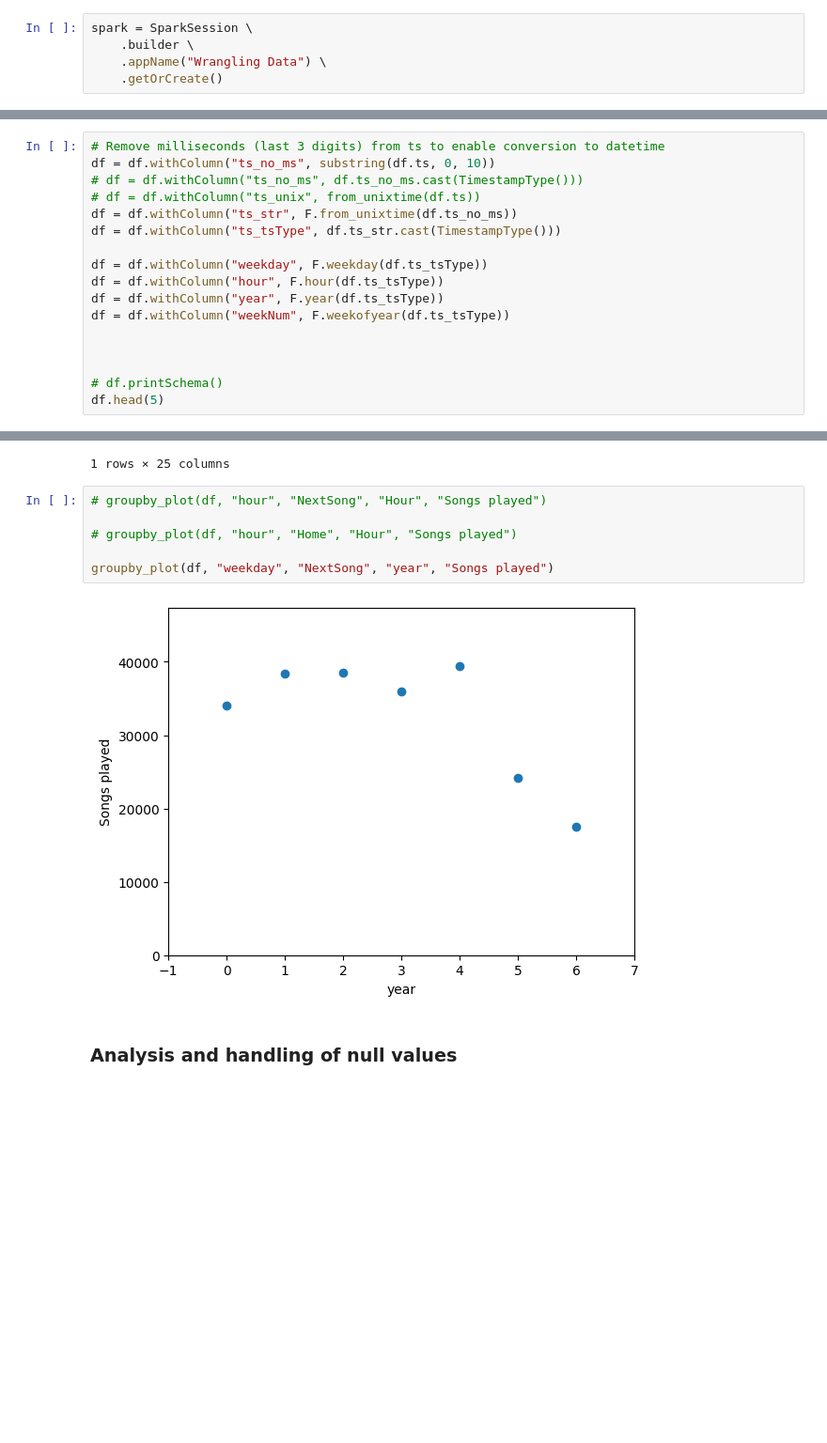
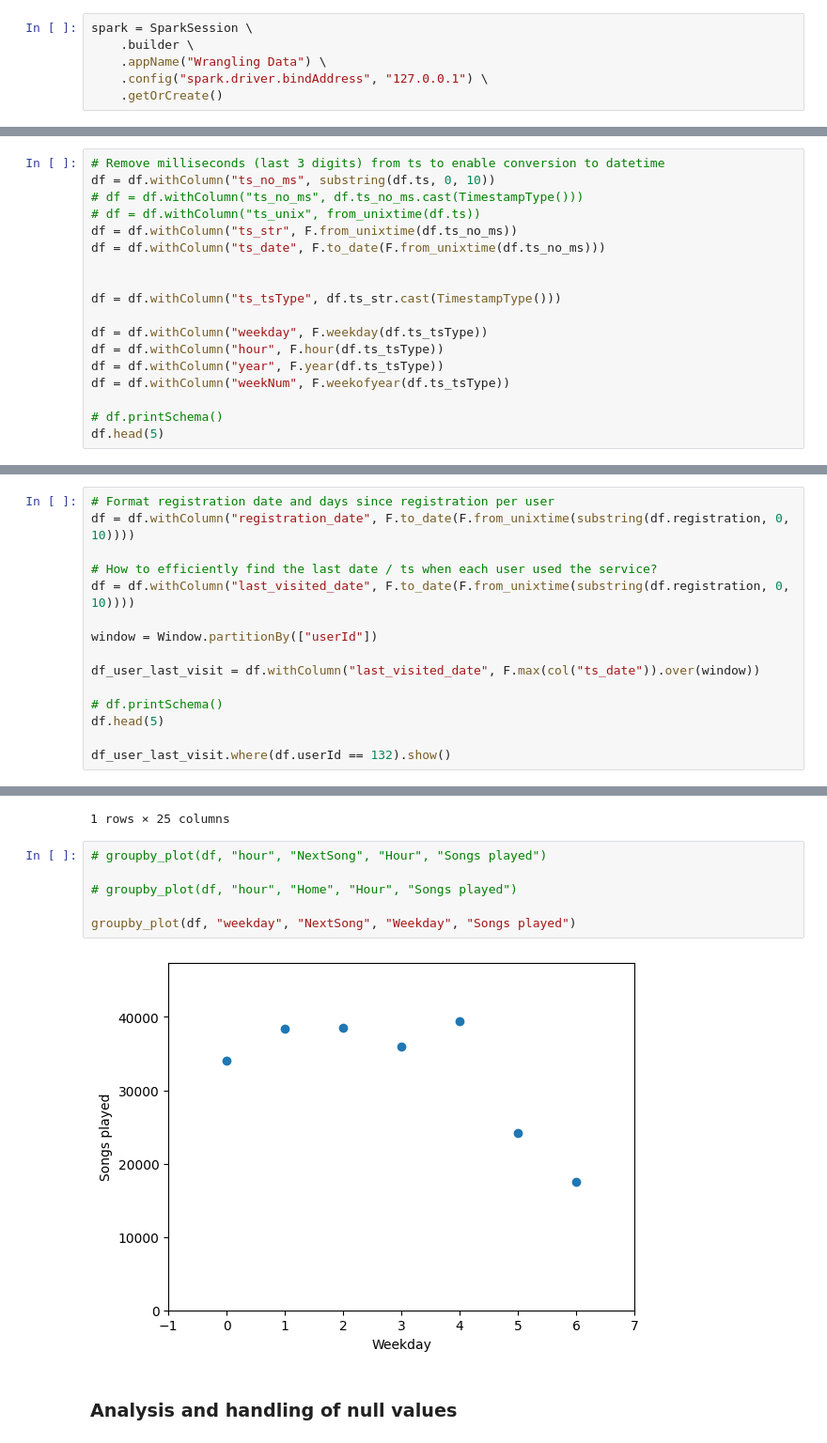
Before and after one commit to ben-sas/sparkify, a Jupyter notebook: Sparkify.ipynb, the cells around one changed output, grey strips where cells are left out. Shown at 94% size. Drawn from its saved outputs; the diff is of its cells as text; blank space fills up the shorter version.

Commit message:
Started working on days since registration.

```diff
--- a/Sparkify.ipynb
+++ b/Sparkify.ipynb
@@ -32,6 +32,7 @@ findspark.init()
 spark = SparkSession \
     .builder \
     .appName("Wrangling Data") \
+    .config("spark.driver.bindAddress", "127.0.0.1") \
     .getOrCreate()
 # %% [markdown]
 # Load and Clean Dataset
@@ -156,6 +176,9 @@ df = df.withColumn("ts_no_ms", substring(df.ts, 0, 10))
 # df = df.withColumn("ts_no_ms", df.ts_no_ms.cast(TimestampType()))
 # df = df.withColumn("ts_unix", from_unixtime(df.ts))
 df = df.withColumn("ts_str", F.from_unixtime(df.ts_no_ms))
+df = df.withColumn("ts_date", F.to_date(F.from_unixtime(df.ts_no_ms)))
+
+
 df = df.withColumn("ts_tsType", df.ts_str.cast(TimestampType()))
 
 df = df.withColumn("weekday", F.weekday(df.ts_tsType))
@@ -163,8 +186,6 @@ df = df.withColumn("hour", F.hour(df.ts_tsType))
 df = df.withColumn("year", F.year(df.ts_tsType))
 df = df.withColumn("weekNum", F.weekofyear(df.ts_tsType))
 
-
-
 # df.printSchema()
 df.head(5)
 # %% [output]
@@ -173,3 +194,18 @@ df.head(5)
  Row(artist='Adam Lambert', auth='Logged In', firstName='Colin', gender='M', itemInSession=51, lastName='Freeman', length=282.8273, level='paid', location='Bakersfield, CA', method='PUT', page='NextSo ...
  Row(artist='Enigma', auth='Logged In', firstName='Micah', gender='M', itemInSession=80, lastName='Long', length=262.71302, level='free', location='Boston-Cambridge-Newton, MA-NH', method='PUT', page= ...
  Row(artist='Daft Punk', auth='Logged In', firstName='Colin', gender='M', itemInSession=52, lastName='Freeman', length=223.60771, level='paid', location='Bakersfield, CA', method='PUT', page='NextSong ...
+# %%
+# Format registration date and days since registration per user
+df = df.withColumn("registration_date", F.to_date(F.from_unixtime(substring(df.registration, 0, 10))))
+
+# How to efficiently find the last date / ts when each user used the service?
+df = df.withColumn("last_visited_date", F.to_date(F.from_unixtime(substring(df.registration, 0, 10))))
+
+window = Window.partitionBy(["userId"])
+
+df_user_last_visit = df.withColumn("last_visited_date", F.max(col("ts_date")).over(window))
+
+# df.printSchema()
+df.head(5)
+
+df_user_last_visit.where(df.userId == 132).show()
@@ -224,11 +298,11 @@ df.agg(*(countDistinct(col(c)).alias(c) for c in df.columns)).toPandas()
 # %%
 # groupby_plot(df, "hour", "NextSong", "Hour", "Songs played")
 
 # groupby_plot(df, "hour", "Home", "Hour", "Songs played")
 
-groupby_plot(df, "weekday", "NextSong", "year", "Songs played")
+groupby_plot(df, "weekday", "NextSong", "Weekday", "Songs played")
 # %% [output]
-[figure, old version]
+[figure, new version]
 # %% [markdown]
 ### Analysis and handling of null values
 # %%
```
Also changed, not shown: parts of 19 cells of this notebook.
